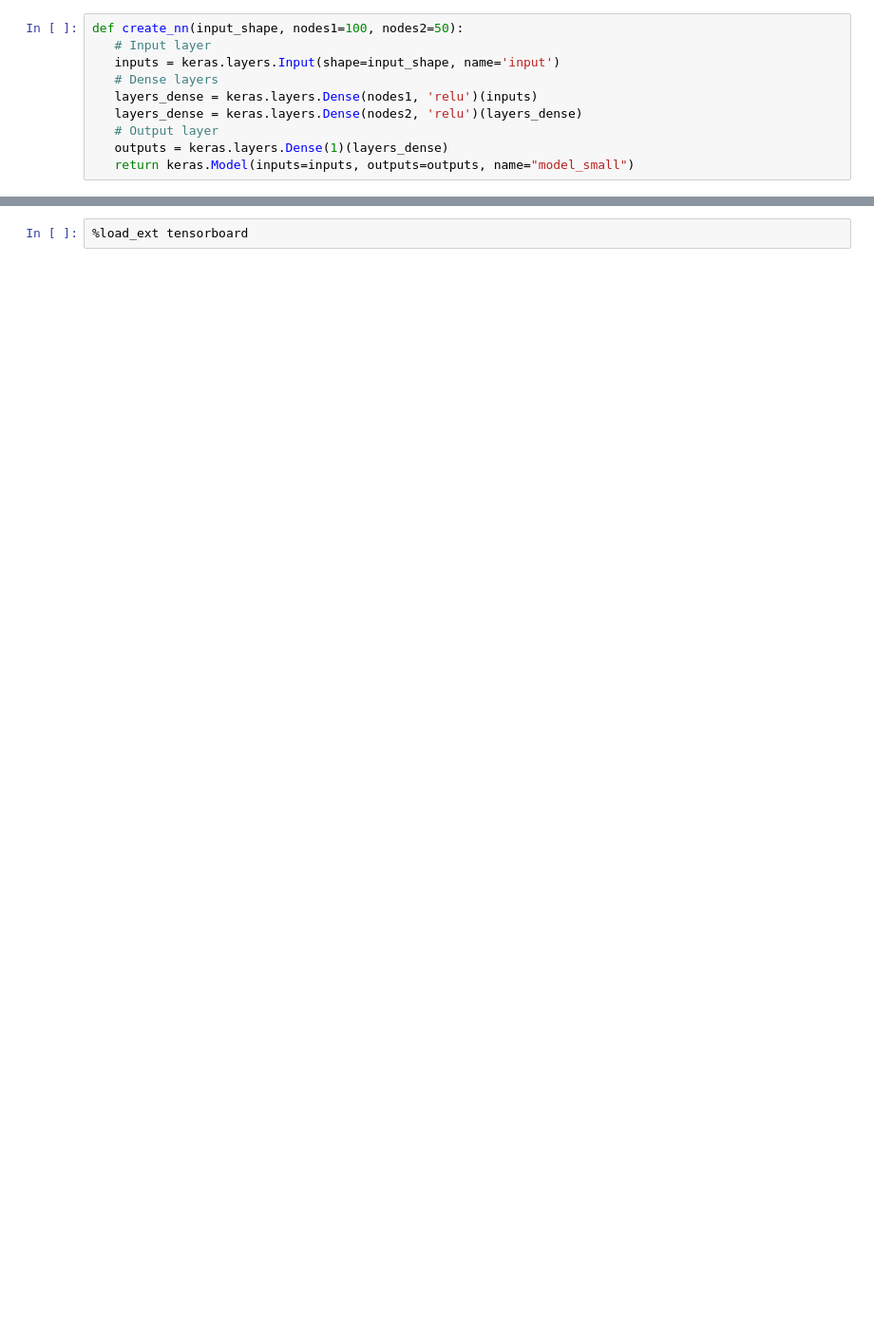
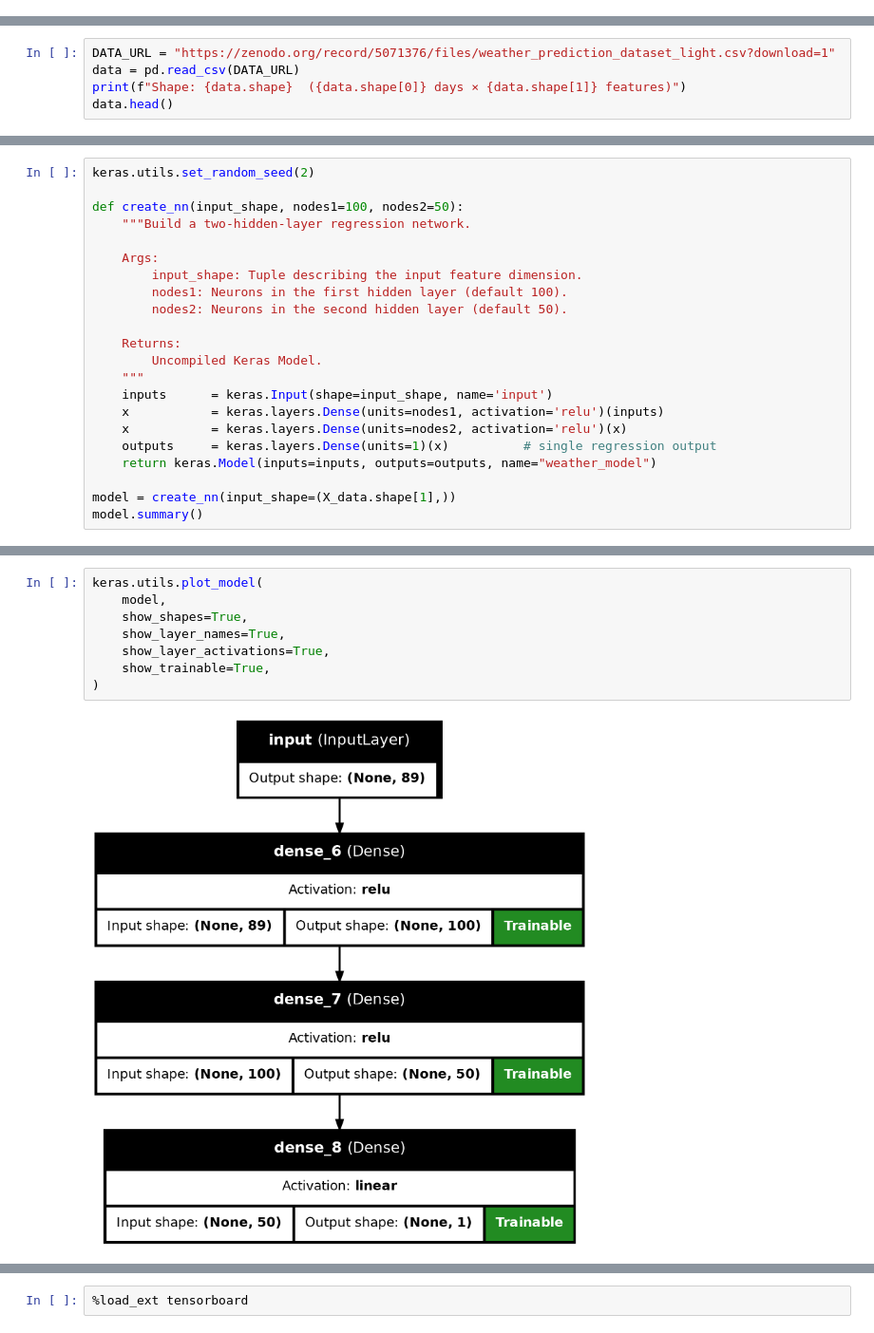
Before and after one commit to UCL-ARC/2026-05-26-UCL-deeplearning-python, a Jupyter notebook: code/3-monitor-the-model.ipynb, the cells around one changed output, grey strips where cells are left out. Shown at 95% size. Saved outputs shown, nothing was run; the diff lists cells and outputs as text; blank space fills up the shorter version.

```diff
--- a/code/3-monitor-the-model.ipynb
+++ b/code/3-monitor-the-model.ipynb
@@ -354,10 +0,0 @@ plot_history(history, ['root_mean_squared_error', 'val_root_mean_squared_error']
-# %%
-def create_nn(input_shape, nodes1=100, nodes2=50):
-   # Input layer
-   inputs = keras.layers.Input(shape=input_shape, name='input')
-   # Dense layers
-   layers_dense = keras.layers.Dense(nodes1, 'relu')(inputs)
-   layers_dense = keras.layers.Dense(nodes2, 'relu')(layers_dense)
-   # Output layer
-   outputs = keras.layers.Dense(1)(layers_dense)
-   return keras.Model(inputs=inputs, outputs=outputs, name="model_small")
@@ -538,0 +67,5 @@ os.environ["PATH"] += ":/home/jovyan/.local/bin"
+# %%
+DATA_URL = "https://zenodo.org/record/5071376/files/weather_prediction_dataset_light.csv?download=1"
+data = pd.read_csv(DATA_URL)
+print(f"Shape: {data.shape}  ({data.shape[0]} days × {data.shape[1]} features)")
+data.head()
@@ -538,0 +146,22 @@ os.environ["PATH"] += ":/home/jovyan/.local/bin"
+# %%
+keras.utils.set_random_seed(2)
+
+def create_nn(input_shape, nodes1=100, nodes2=50):
+    """Build a two-hidden-layer regression network.
+
+    Args:
+        input_shape: Tuple describing the input feature dimension.
+        nodes1: Neurons in the first hidden layer (default 100).
+        nodes2: Neurons in the second hidden layer (default 50).
+
+    Returns:
+        Uncompiled Keras Model.
+    """
+    inputs      = keras.Input(shape=input_shape, name='input')
+    x           = keras.layers.Dense(units=nodes1, activation='relu')(inputs)
+    x           = keras.layers.Dense(units=nodes2, activation='relu')(x)
+    outputs     = keras.layers.Dense(units=1)(x)          # single regression output
+    return keras.Model(inputs=inputs, outputs=outputs, name="weather_model")
+
+model = create_nn(input_shape=(X_data.shape[1],))
+model.summary()
@@ -538,0 +184,10 @@ os.environ["PATH"] += ":/home/jovyan/.local/bin"
+# %%
+keras.utils.plot_model(
+    model,
+    show_shapes=True,
+    show_layer_names=True,
+    show_layer_activations=True,
+    show_trainable=True,
+)
+# %% [output]
+[figure, added]
```
Also changed, not shown: parts of 126 cells of this notebook, 4 other files.
